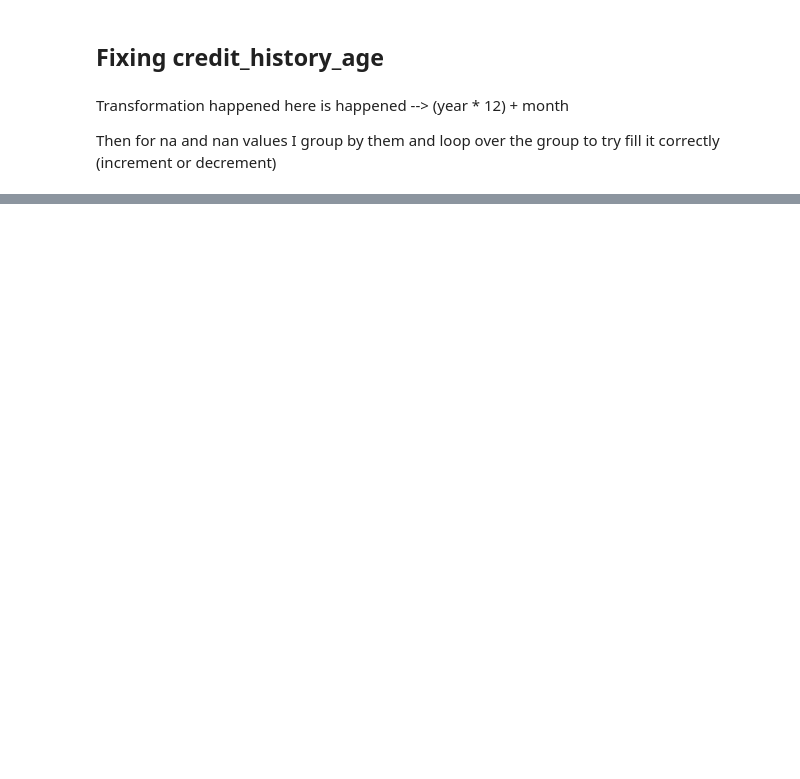
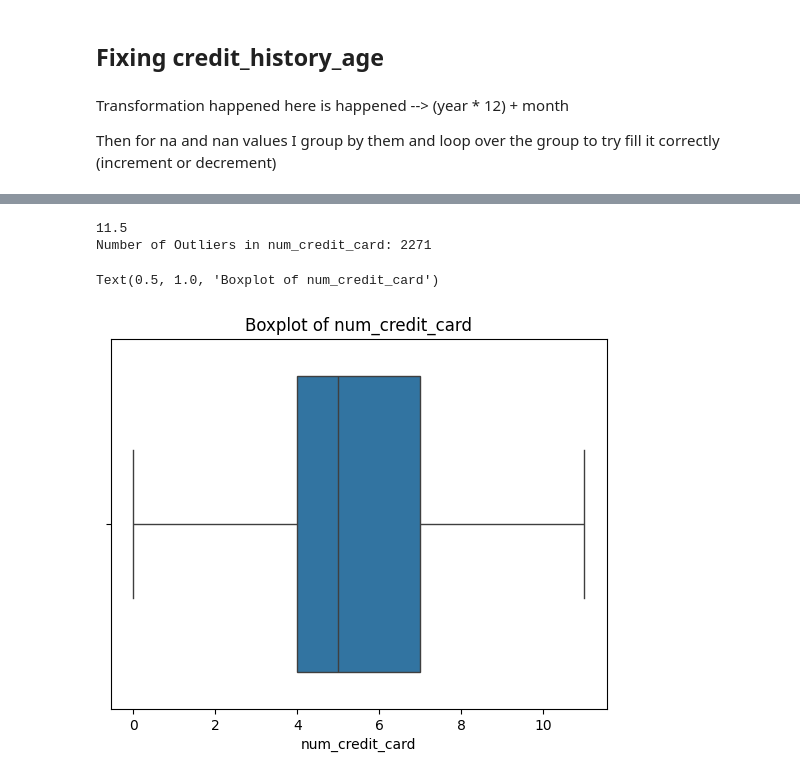
Before and after one commit to ahmedokka29/credit-score-classification, a Jupyter notebook: Why_not.ipynb, the cells around one changed output, grey strips where cells are left out. Saved outputs shown, nothing was run; the diff lists cells and outputs as text; code cells hidden in the pictures; blank space fills up the shorter version.

```diff
--- a/Why_not.ipynb
+++ b/Why_not.ipynb
@@ -180,7 +187,8 @@ train_df_new['monthly_balance'] = train_df_new['monthly_balance'].astype(float)
 # %% [markdown]
 For the other columns which data type is object. I make sure they have the same format also.
 # %%
-string_columns = list(train_df_new.dtypes[train_df_new.dtypes == 'object'].index)
+string_columns = list(
+    train_df_new.dtypes[train_df_new.dtypes == 'object'].index)
 
 for col in string_columns:
     train_df_new[col] = train_df_new[col].str.lower().str.replace(' ', '_')
@@ -245,5 +259,7 @@ def fill_credit_history_sequential(group):
 
     return group
 
+
 # Apply the sequential filling
-train_df_new['credit_history_age'] = train_df_new.groupby('customer_id')['credit_history_age'].apply(fill_credit_history_sequential).reset_index(level=0, drop=True)
+train_df_new['credit_history_age'] = train_df_new.groupby('customer_id')['credit_history_age'].apply(
+    fill_credit_history_sequential).reset_index(level=0, drop=True)
@@ -250 +313,26 @@ train_df_new['credit_history_age'] = train_df_new.groupby('customer_id')['credit
+# %%
+# Encoding without first value
+month_dummies = pd.get_dummies(
+    train_df_new['month'], prefix='month', drop_first=True, dtype=int)
+train_df_new = pd.concat([train_df_new, month_dummies], axis=1)
+
+occupation_dummies = pd.get_dummies(
+    train_df_new['occupation'], drop_first=True, prefix='occupation', dtype=int)
+train_df_new = pd.concat([train_df_new, occupation_dummies], axis=1)
+
+credit_mix_dummies = pd.get_dummies(
+    train_df_new['credit_mix'], drop_first=True, prefix='credit_mix', dtype=int)
+train_df_new = pd.concat([train_df_new, credit_mix_dummies], axis=1)
+
+payment_of_min_amount_dummies = pd.get_dummies(
+    train_df_new['payment_of_min_amount'], drop_first=True, prefix='payment_of_min_amount', dtype=int)
+train_df_new = pd.concat([train_df_new, payment_of_min_amount_dummies], axis=1)
+
+payment_behaviour_dummies = pd.get_dummies(
+    train_df_new['payment_behaviour'], drop_first=True, dtype=int)
+train_df_new = pd.concat([train_df_new, payment_behaviour_dummies], axis=1)
+
+# Poor==0, Good==1, Standard==2
+mapping = {"standard": 2, "poor": 0, "good": 1}
+train_df_new['credit_score'] = train_df_new['credit_score'].replace(mapping)
 # %%
@@ -331,0 +413,18 @@ None
+# %%
+q1 = train_df_new['num_credit_card'].quantile(0.25)
+q3 = train_df_new['num_credit_card'].quantile(0.75)
+iqr = q3 - q1
+lower_bound = q1 - 1.5 * iqr
+upper_bound = q3 + 1.5 * iqr
+print(upper_bound)
+num_credit_card_outliers = train_df_new[train_df_new['num_credit_card'] > upper_bound]['num_credit_card'].count()
+print(f'Number of Outliers in num_credit_card: {num_credit_card_outliers}')
+# remove outliers and replace them with mode by grouping by customer_id
+train_df_new.loc[train_df_new['num_credit_card'] > upper_bound, 'num_credit_card'] = train_df_new.groupby('customer_id')['num_credit_card'].transform(lambda x: x.mode()[0])
+sns.boxplot(x=train_df_new['num_credit_card'])
+plt.title(f'Boxplot of num_credit_card')
+# %% [output]
+11.5
+Number of Outliers in num_credit_card: 2271
+Text(0.5, 1.0, 'Boxplot of num_credit_card')
+[figure, added]
```
Also changed, not shown: parts of 30 cells of this notebook, 3 other files.
